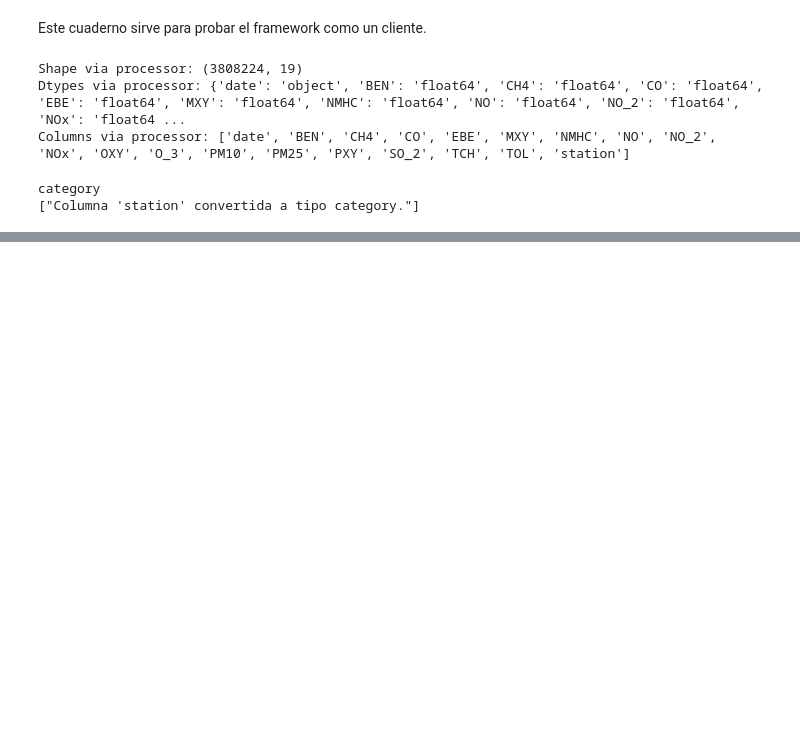
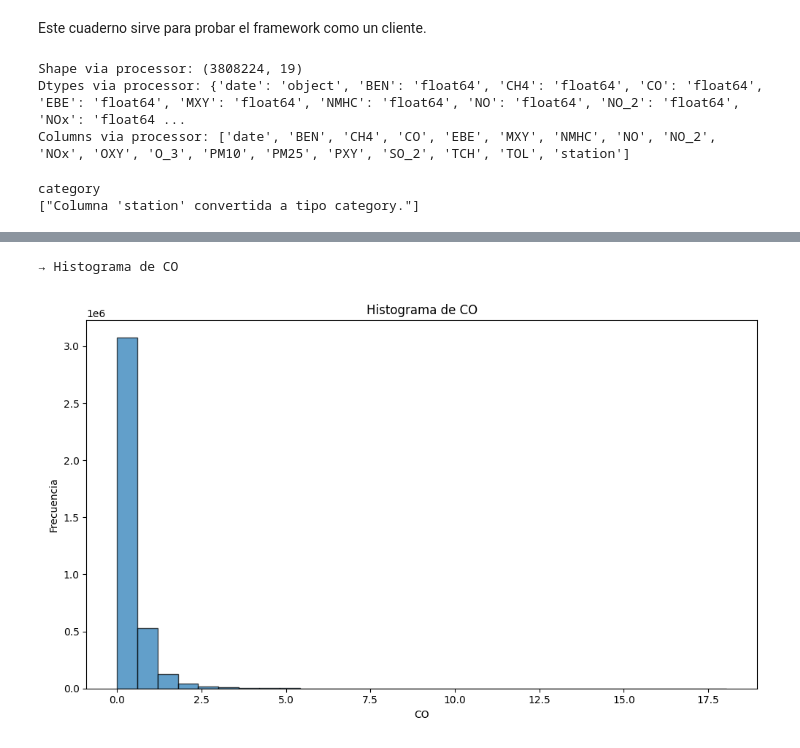
Before and after one commit to AinoaIglesias/ADM-II-Julio, a Jupyter notebook: pruebas.ipynb, the cells around one changed output, grey strips where cells are left out. Saved outputs shown, nothing was run; the diff lists cells and outputs as text; code cells hidden in the pictures; blank space fills up the shorter version.

```diff
--- a/pruebas.ipynb
+++ b/pruebas.ipynb
@@ -199,0 +313,11 @@ Columns via processor: ['date', 'CO', 'NO', 'NO_2', 'NOx', 'O_3', 'PM10', 'SO_2'
+# %%
+#----------------------------------- IPlotStrategy
+#-------------------------------------------------
+# 3. HISTOGRAMA
+hist = HistogramStrategy()
+img_hist = hist.plot(df_cleaned, y_col='CO')
+print("→ Histograma de CO")
+display(Image(data=img_hist))
+# %% [output]
+→ Histograma de CO
+[figure, added]
```
Also changed, not shown: parts of 21 cells of this notebook, 5 other files.
